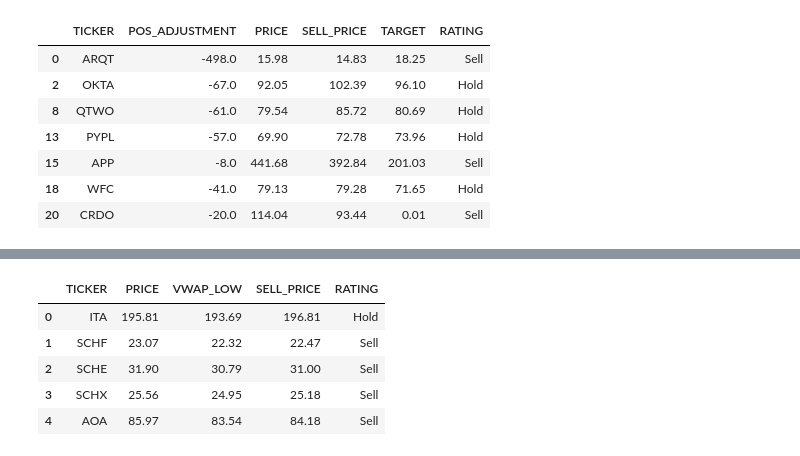
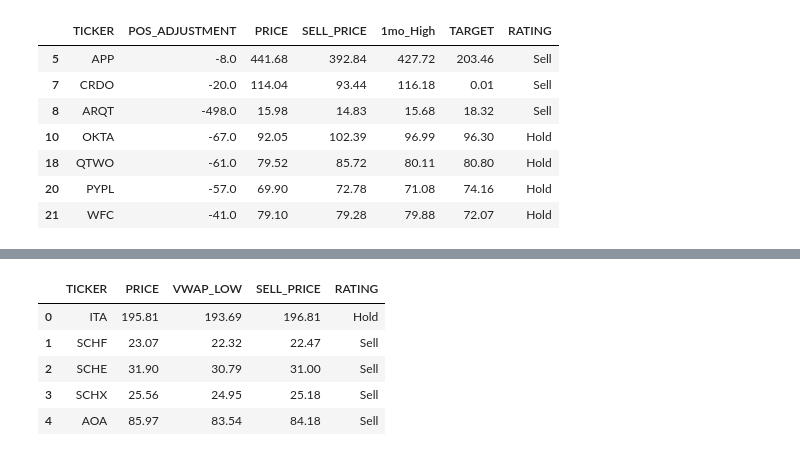
Before and after one commit to cb19weber/401k_optimize, a Jupyter notebook: docs/investment_analytics.ipynb, the cells around one changed output, grey strips where cells are left out. Drawn from its saved outputs; the diff is of its cells as text; code cells hidden in the pictures.

```diff
--- a/docs/investment_analytics.ipynb
+++ b/docs/investment_analytics.ipynb
@@ -453,15 +492,23 @@ def buys_and_sells_tables(portfolio_df):
 final_portfolio_columns = ['TICKER', 'QUANT_RATING', 'TOTAL_QUANTITY', 'AVG_PURCHASE_PRICE',
                            'TOTAL_COST', 'PRICE', 'VALUE', 'TOTAL_RETURN', 'ROI']
 # %%
+alpha_historical_return = 2.1
+
 ira_cash = 47980.57
 ira_historical_return = 0.9995
 
 brokerage_cash = 7932.82
 brokerage_historical_return = 0.4687
 
+joint_cash = 13000
+joint_historical_return = 0
+
 york_401k_cash = 2995.76
 # %%
 ira_portfolio_df = build_portfolio_df(ira_df, api_key, margin_of_safety=.975, vwap_days=63,
                                       historical_return=ira_historical_return,
+                                      historical_alpha=alpha_historical_return,
                                       inception_date=pd.to_datetime("11-15-2023", format="%m-%d-%Y"),
                                       cash_pos=ira_cash)
+time.sleep(60)
+ira_buys_final, ira_sells_final = buys_and_sells_tables(ira_portfolio_df)
@@ -470,3 +515,5 @@ ira_buys_final, ira_sells_final = buys_and_sells_tables(ira_portfolio_df)
+# %%
+ira_buys, ira_sells = buys_and_sells_tables(ira_portfolio_df)
 # %%
 round(ira_portfolio_df['VALUE'].sum() + ira_cash, ndigits=2)
 # %% [output]
@@ -519,14 +540,14 @@ one_month
 # %%
-ira_sells_final
+ira_sells
 # %% [output]
-|  | TICKER | POS_ADJUSTMENT | PRICE | SELL_PRICE | TARGET | RATING |
-| 0 | ARQT | -498.0 | 15.98 | 14.83 | 18.25 | Sell |
-| 2 | OKTA | -67.0 | 92.05 | 102.39 | 96.10 | Hold |
-| 8 | QTWO | -61.0 | 79.54 | 85.72 | 80.69 | Hold |
-| 13 | PYPL | -57.0 | 69.90 | 72.78 | 73.96 | Hold |
-| 15 | APP | -8.0 | 441.68 | 392.84 | 201.03 | Sell |
-| 18 | WFC | -41.0 | 79.13 | 79.28 | 71.65 | Hold |
-| 20 | CRDO | -20.0 | 114.04 | 93.44 | 0.01 | Sell |
+|  | TICKER | POS_ADJUSTMENT | PRICE | SELL_PRICE | 1mo_High | TARGET | RATING |
+| 5 | APP | -8.0 | 441.68 | 392.84 | 427.72 | 203.46 | Sell |
+| 7 | CRDO | -20.0 | 114.04 | 93.44 | 116.18 | 0.01 | Sell |
+| 8 | ARQT | -498.0 | 15.98 | 14.83 | 15.68 | 18.32 | Sell |
+| 10 | OKTA | -67.0 | 92.05 | 102.39 | 96.99 | 96.30 | Hold |
+| 18 | QTWO | -61.0 | 79.52 | 85.72 | 80.11 | 80.80 | Hold |
+| 20 | PYPL | -57.0 | 69.90 | 72.78 | 71.08 | 74.16 | Hold |
+| 21 | WFC | -41.0 | 79.10 | 79.28 | 79.88 | 72.07 | Hold |
 # %%
 ira_portfolio_df[final_portfolio_columns]
 # %% [output]
```
Also changed, not shown: parts of 21 cells of this notebook.
